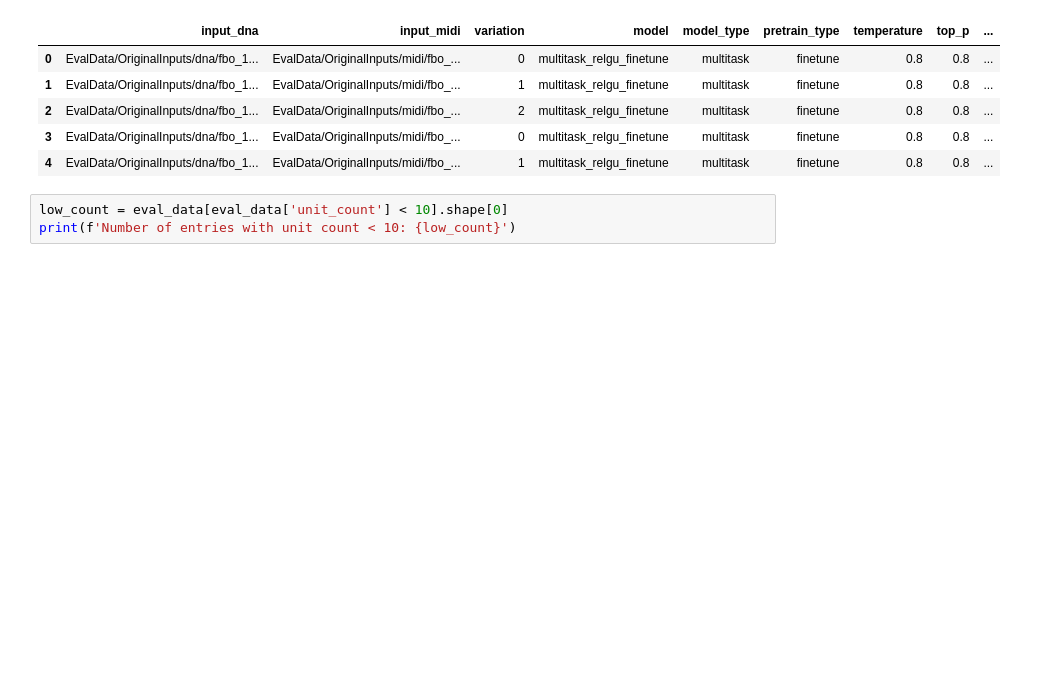
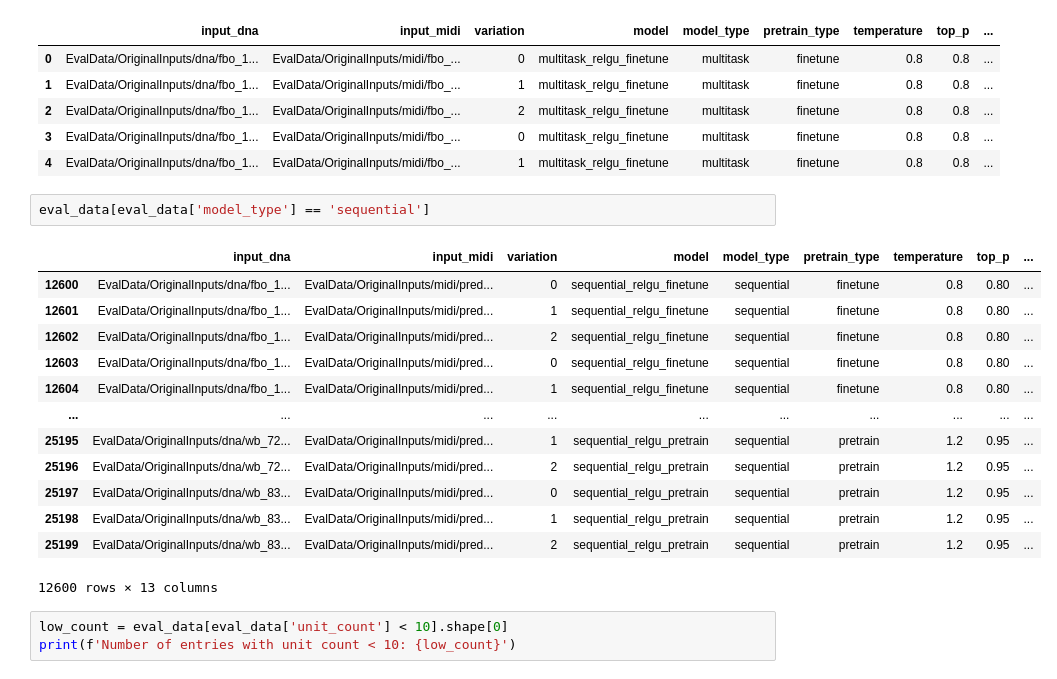
Before and after one commit to FlowkoHinti/GroovePal, a Jupyter notebook: Evaluation/ModelOutputAnalysis.ipynb, the cells around one changed output. Saved outputs shown, nothing was run; the diff lists cells and outputs as text; blank space fills up the shorter version.

```diff
--- a/Evaluation/ModelOutputAnalysis.ipynb
+++ b/Evaluation/ModelOutputAnalysis.ipynb
@@ -32,6 +32,22 @@ Index(['input_dna', 'input_midi', 'variation', 'model', 'model_type',
 | 2 | EvalData/OriginalInputs/dna/fbo_1... | EvalData/OriginalInputs/midi/fbo_... | 2 | multitask_relgu_finetune | multitask | finetune | 0.8 | 0.8 | ... |
 | 3 | EvalData/OriginalInputs/dna/fbo_1... | EvalData/OriginalInputs/midi/fbo_... | 0 | multitask_relgu_finetune | multitask | finetune | 0.8 | 0.8 | ... |
 | 4 | EvalData/OriginalInputs/dna/fbo_1... | EvalData/OriginalInputs/midi/fbo_... | 1 | multitask_relgu_finetune | multitask | finetune | 0.8 | 0.8 | ... |
+# %%
+eval_data[eval_data['model_type'] == 'sequential']
+# %% [output]
+|  | input_dna | input_midi | variation | model | model_type | pretrain_type | temperature | top_p | ... |
+| 12600 | EvalData/OriginalInputs/dna/fbo_1... | EvalData/OriginalInputs/midi/pred... | 0 | sequential_relgu_finetune | sequential | finetune | 0.8 | 0.80 | ... |
+| 12601 | EvalData/OriginalInputs/dna/fbo_1... | EvalData/OriginalInputs/midi/pred... | 1 | sequential_relgu_finetune | sequential | finetune | 0.8 | 0.80 | ... |
+| 12602 | EvalData/OriginalInputs/dna/fbo_1... | EvalData/OriginalInputs/midi/pred... | 2 | sequential_relgu_finetune | sequential | finetune | 0.8 | 0.80 | ... |
+| 12603 | EvalData/OriginalInputs/dna/fbo_1... | EvalData/OriginalInputs/midi/pred... | 0 | sequential_relgu_finetune | sequential | finetune | 0.8 | 0.80 | ... |
+| 12604 | EvalData/OriginalInputs/dna/fbo_1... | EvalData/OriginalInputs/midi/pred... | 1 | sequential_relgu_finetune | sequential | finetune | 0.8 | 0.80 | ... |
+| ... | ... | ... | ... | ... | ... | ... | ... | ... | ... |
+| 25195 | EvalData/OriginalInputs/dna/wb_72... | EvalData/OriginalInputs/midi/pred... | 1 | sequential_relgu_pretrain | sequential | pretrain | 1.2 | 0.95 | ... |
+| 25196 | EvalData/OriginalInputs/dna/wb_72... | EvalData/OriginalInputs/midi/pred... | 2 | sequential_relgu_pretrain | sequential | pretrain | 1.2 | 0.95 | ... |
+| 25197 | EvalData/OriginalInputs/dna/wb_83... | EvalData/OriginalInputs/midi/pred... | 0 | sequential_relgu_pretrain | sequential | pretrain | 1.2 | 0.95 | ... |
+| 25198 | EvalData/OriginalInputs/dna/wb_83... | EvalData/OriginalInputs/midi/pred... | 1 | sequential_relgu_pretrain | sequential | pretrain | 1.2 | 0.95 | ... |
+| 25199 | EvalData/OriginalInputs/dna/wb_83... | EvalData/OriginalInputs/midi/pred... | 2 | sequential_relgu_pretrain | sequential | pretrain | 1.2 | 0.95 | ... |
+12600 rows × 13 columns
 # %%
 low_count = eval_data[eval_data['unit_count'] < 10].shape[0]
 print(f'Number of entries with unit count < 10: {low_count}')
```
Also changed, not shown: 1 other file.
